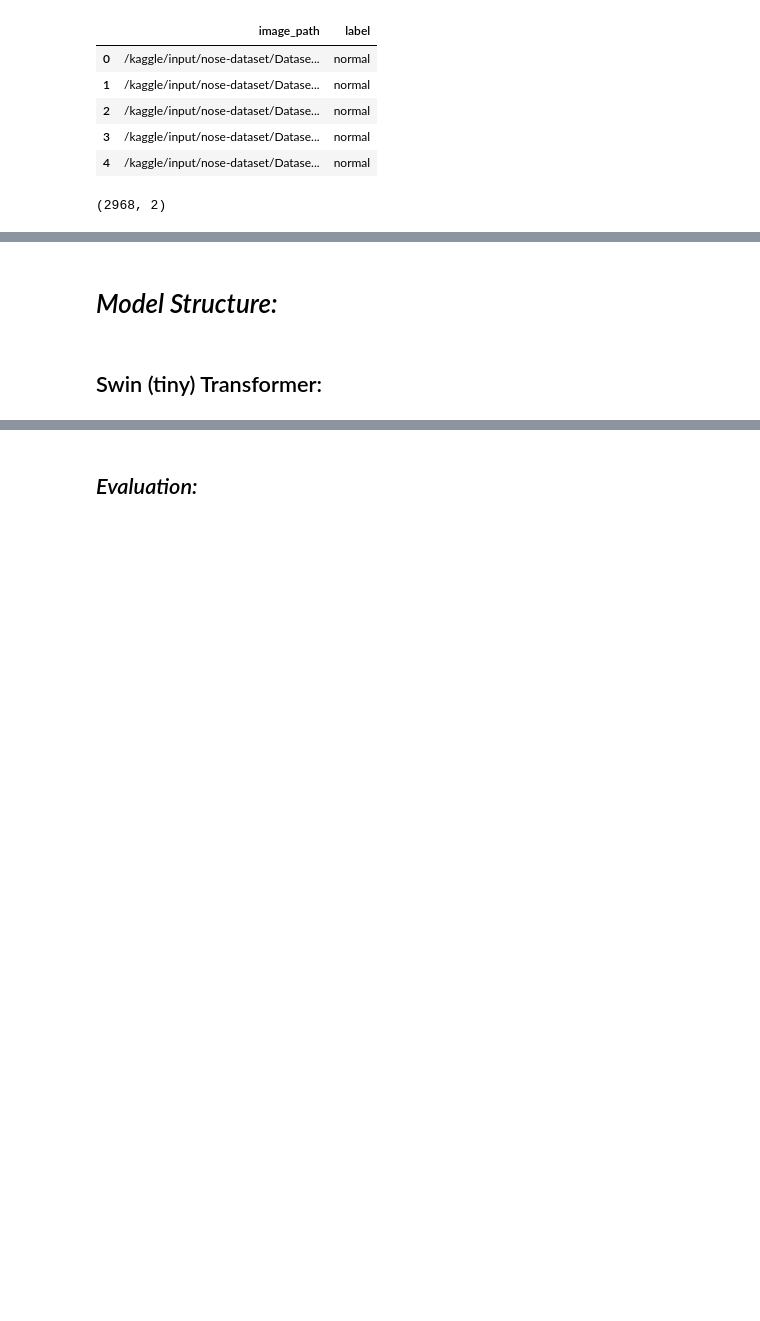
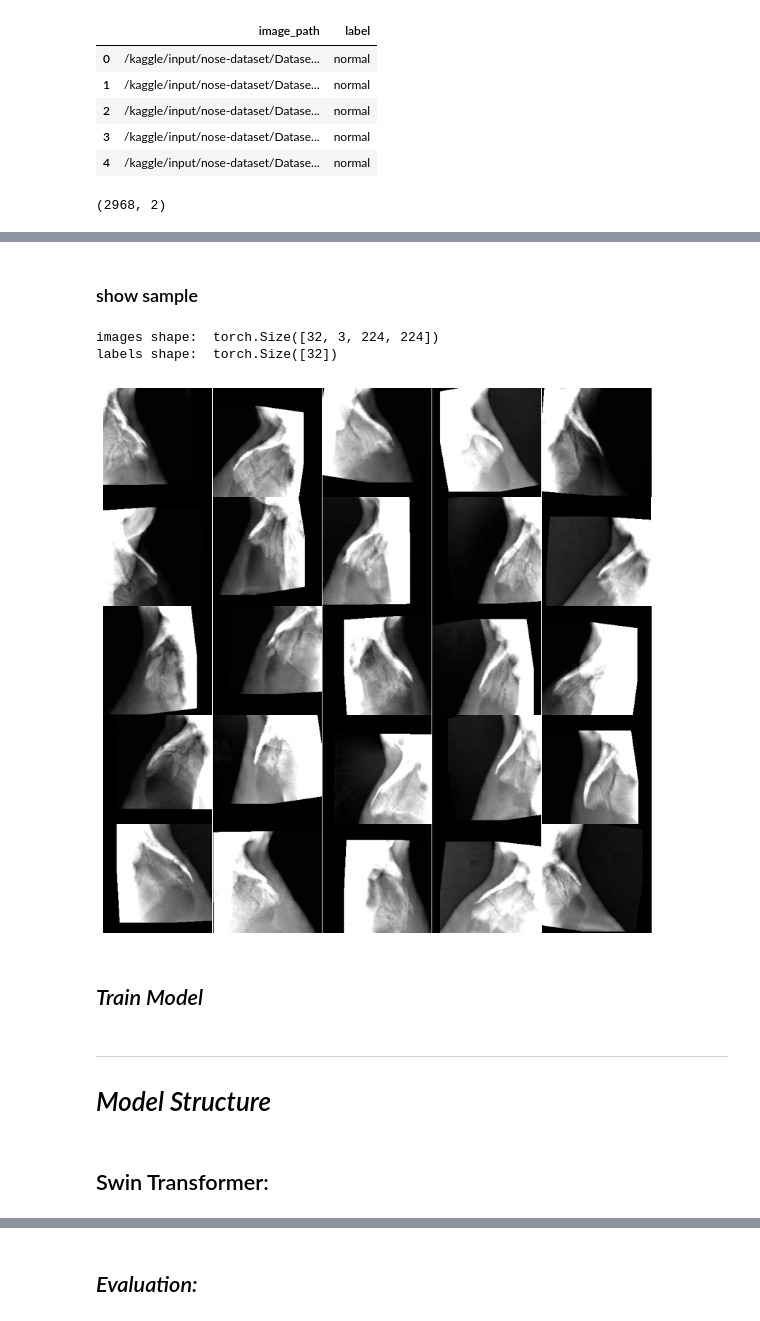
Before and after one commit to IMobinI/Nasal-Bones-Classification, a Jupyter notebook: swin-transformer.ipynb, the cells around one changed output, grey strips where cells are left out. Saved outputs shown, nothing was run; the diff lists cells and outputs as text; code cells hidden in the pictures; blank space fills up the shorter version.

Commit message:
Swin

```diff
--- a/swin-transformer.ipynb
+++ b/swin-transformer.ipynb
@@ -120,5 +151,5 @@ for i in range (len(images)):
 # %%
-X_train, X_val_test, y_train, y_val_test = train_test_split(np.asarray(images), np.asarray(labels),
+X_train, X_val_test, y_train, y_val_test = train_test_split(np.asarray(preprocessed_images), np.asarray(labels),
                                                             test_size=0.3, random_state=42)
 
 X_val, X_test, y_val, y_test = train_test_split(X_val_test, y_val_test, test_size=0.66, random_state=42)
@@ -132,0 +209,49 @@ shape of X_test is: (589, 224, 224, 3)
+# %%
+# Create datasets
+train_dataset = CustomDataset(X_train, y_train, transform=train_transform)
+val_dataset = CustomDataset(X_val, y_val, transform=val_test_transform)
+test_dataset = CustomDataset(X_test, y_test, transform=val_test_transform)
+
+# Create data loaders
+train_loader = DataLoader(train_dataset, batch_size=32, shuffle=True, num_workers=4)
+val_loader = DataLoader(val_dataset, batch_size=32, shuffle=False, num_workers=4)
+test_loader = DataLoader(test_dataset, batch_size=32, shuffle=False, num_workers=4)
+# %% [markdown]
+### show sample
+# %%
+def show_aug(inputs, nrows=5, ncols=5, image=True):
+    plt.figure(figsize=(10, 10))
+    plt.subplots_adjust(wspace=0., hspace=0.)
+    i_ = 0
+
+    if len(inputs) > 25:
+        inputs = inputs[:25]
+
+    for idx in range(len(inputs)):
+
+        img = inputs[idx].numpy().transpose(1,2,0)
+        mean = [0.485, 0.456, 0.406]
+        std = [0.229, 0.224, 0.225]
+        img = (img*std+mean).astype(np.float32)
+        img = np.clip(img, 0, 1)
+
+        plt.subplot(nrows, ncols, i_+1)
+        plt.imshow(img);
+        plt.axis('off')
+
+        i_ += 1
+
+    return plt.show()
+
+
+images, labels= next(iter(train_loader))
+print('images shape: ', images.shape)
+print('labels shape: ', labels.shape)
+
+show_aug(images)
+# %% [output]
+images shape:  torch.Size([32, 3, 224, 224])
+labels shape:  torch.Size([32])
+[figure, added]
+# %% [markdown]
+## *Train Model*
@@ -150,6 +358,7 @@ def draw_plot(history):
     print("Maximum Accuracy of Training set: {:.3f}\nMinimum Loss of Trainig set: {:.8f}\n".format(np.max(acc)*100, np.min(loss)))
     print("Maximum Accuracy of Validation set: {:.3f}\nMinimum Loss of Validation set: {:.8f}\n".format(np.max(val_acc)*100, np.min(val_loss)))
 # %% [markdown]
-# *Model Structure:*
+---
+# *Model Structure*
 # %% [markdown]
-## Swin (tiny) Transformer:
+## Swin Transformer:
```
Also changed, not shown: parts of 51 cells of this notebook.
